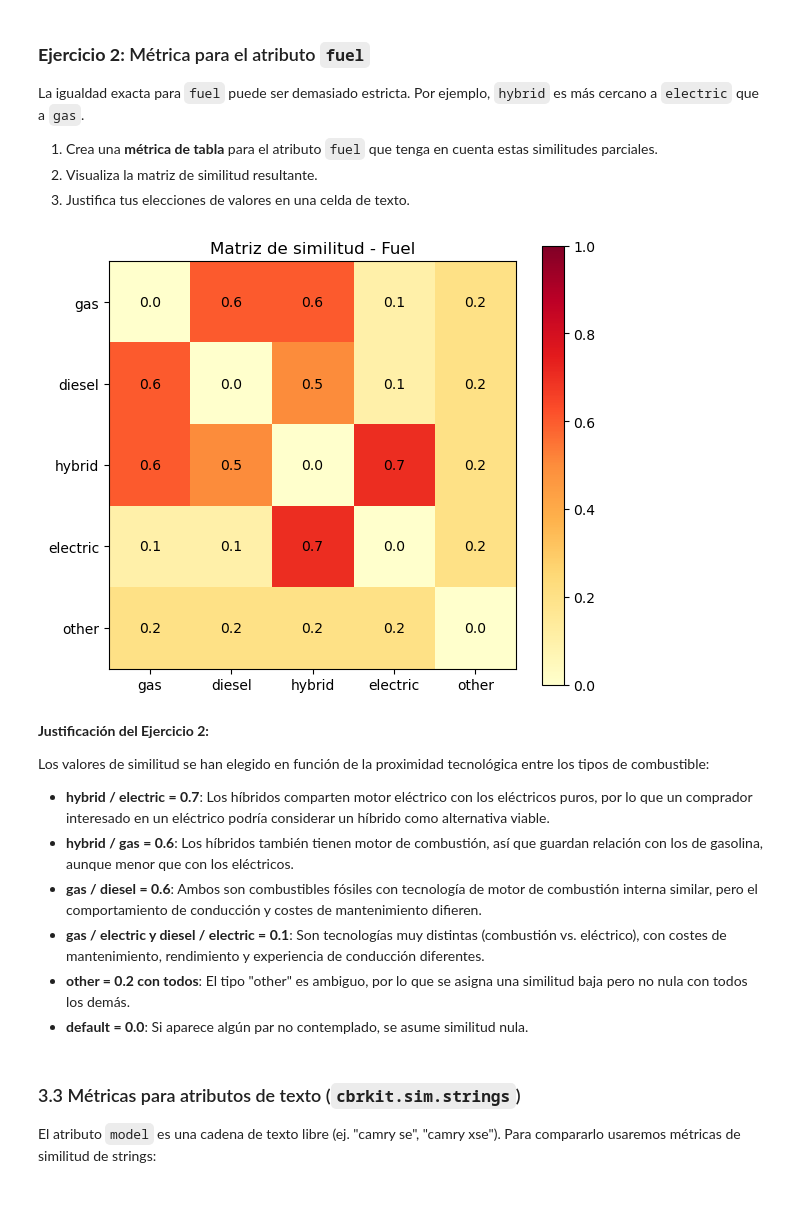
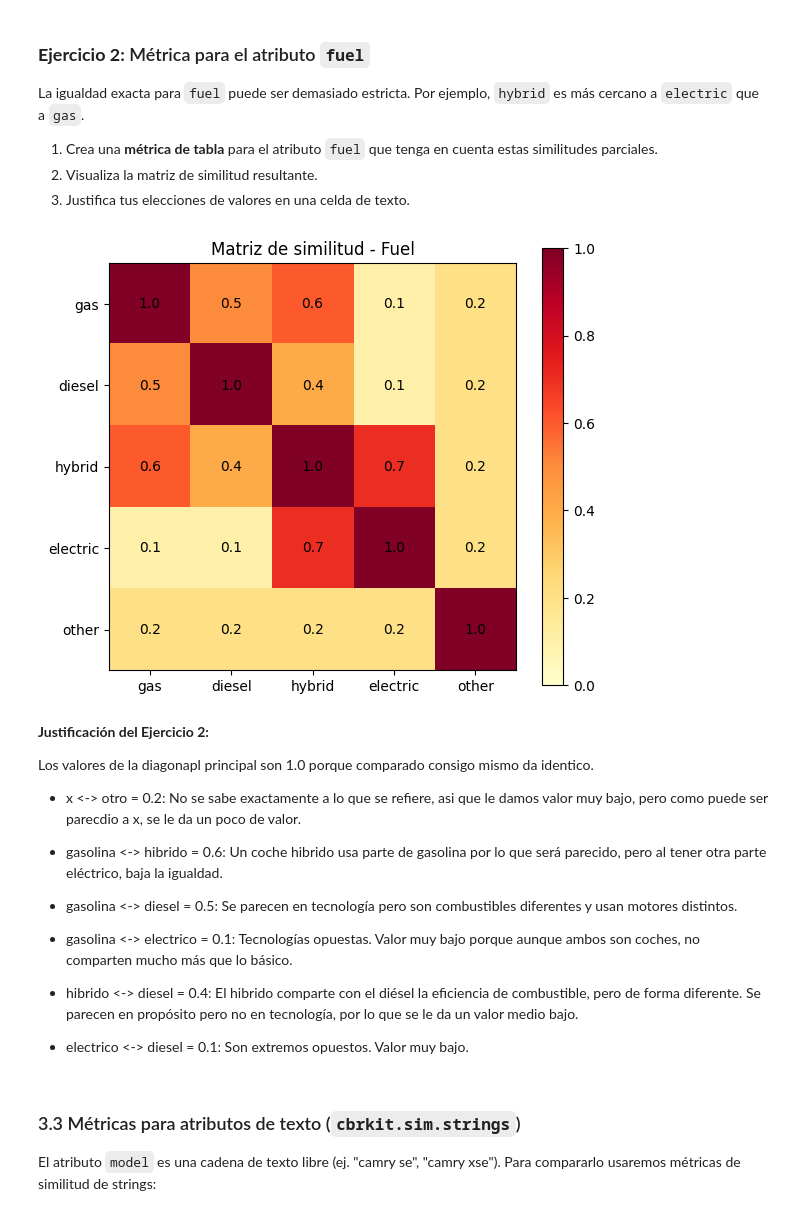
Before and after one commit to acanora02/IC, a Jupyter notebook: practica4_cbrkit/notebook_10_cbrkit.ipynb, the cells around one changed output. Saved outputs shown, nothing was run; the diff lists cells and outputs as text; code cells hidden in the pictures.

```diff
--- a/practica4_cbrkit/notebook_10_cbrkit.ipynb
+++ b/practica4_cbrkit/notebook_10_cbrkit.ipynb
@@ -425,68 +428,79 @@ La igualdad exacta para `fuel` puede ser demasiado estricta. Por ejemplo, `hybri
 
 fuel_sim = cbrkit.sim.generic.table(
     {
+        ("hybrid", "hybrid"): 1.0,
         ("hybrid", "electric"): 0.7,
+        ("hybrid", "gas"): 0.6,
+        ("hybrid", "diesel"): 0.4,
+        ("hybrid", "other"): 0.2,
+
         ("electric", "hybrid"): 0.7,
-        ("hybrid", "gas"): 0.6,
+        ("electric", "electric"): 1.0,
+        ("electric", "gas"): 0.1,
+        ("electric", "diesel"): 0.1,
+        ("electric", "other"): 0.2,
+
         ("gas", "hybrid"): 0.6,
-        ("hybrid", "diesel"): 0.5,
-        ("diesel", "hybrid"): 0.5,
-        ("gas", "diesel"): 0.6,
-        ("diesel", "gas"): 0.6,
         ("gas", "electric"): 0.1,
-        ("electric", "gas"): 0.1,
+        ("gas", "gas"): 1.0,
+        ("gas", "diesel"): 0.5,
+        ("gas", "other"): 0.2,
+
+        ("diesel", "hybrid"): 0.4,
         ("diesel", "electric"): 0.1,
-        ("electric", "diesel"): 0.1,
+        ("diesel", "gas"): 0.5,
+        ("diesel", "diesel"): 1.0,
+        ("diesel", "other"): 0.2,
+
+        ("other", "hybrid"): 0.2,
+        ("other", "electric"): 0.2,
         ("other", "gas"): 0.2,
-        ("gas", "other"): 0.2,
-        ("other", "electric"): 0.2,
-        ("electric", "other"): 0.2,
-        ("other", "hybrid"): 0.2,
-        ("hybrid", "other"): 0.2,
         ("other", "diesel"): 0.2,
-        ("diesel", "other"): 0.2,
+        ("other", "other"): 1.0
     },
     default=0.0
 )
 
 import matplotlib.pyplot as plt
 import numpy as np
 
 fuel_types = ["gas", "diesel", "hybrid", "electric", "other"]
 matrix = np.zeros((len(fuel_types), len(fuel_types)))
 
 for i, f1 in enumerate(fuel_types):
     for j, f2 in enumerate(fuel_types):
         matrix[i][j] = fuel_sim(f1, f2)
 
 fig, ax = plt.subplots(figsize=(6, 5))
 im = ax.imshow(matrix, cmap="YlOrRd", vmin=0, vmax=1)
 ax.set_xticks(range(len(fuel_types)))
 ax.set_yticks(range(len(fuel_types)))
 ax.set_xticklabels(fuel_types)
 ax.set_yticklabels(fuel_types)
 
 for i in range(len(fuel_types)):
     for j in range(len(fuel_types)):
         ax.text(j, i, f"{matrix[i][j]:.1f}", ha="center", va="center", color="black")
 
 plt.colorbar(im)
 plt.title("Matriz de similitud - Fuel")
 plt.tight_layout()
 plt.show()
 # %% [output]
-[figure, old version]
+[figure, new version]
 # %% [markdown]
 **Justificación del Ejercicio 2:**
 
-Los valores de similitud se han elegido en función de la proximidad tecnológica entre los tipos de combustible:
+Los valores de la diagonapl principal son 1.0 porque comparado consigo mismo da identico.
+- x <-> otro = 0.2: No se sabe exactamente a lo que se refiere, asi que le damos valor muy bajo, pero como puede ser parecdio a x, se le da un poco de valor.
 
-- **hybrid / electric = 0.7**: Los híbridos comparten motor eléctrico con los eléctricos puros, por lo que un comprador interesado en un eléctrico podría considerar un híbrido como alternativa viable.
-- **hybrid / gas = 0.6**: Los híbridos también tienen motor de combustión, así que guardan relación con los de gasolina, aunque menor que con los eléctricos.
-- **gas / diesel = 0.6**: Ambos son combustibles fósiles con tecnología de motor de combustión interna similar, pero el comportamiento de conducción y costes de mantenimiento difieren.
-- **gas / electric y diesel / electric = 0.1**: Son tecnologías muy distintas (combustión vs. eléctrico), con costes de mantenimiento, rendimiento y experiencia de conducción diferentes.
-- **other = 0.2 con todos**: El tipo "other" es ambiguo, por lo que se asigna una similitud baja pero no nula con todos los demás.
-- **default = 0.0**: Si aparece algún par no contemplado, se asume similitud nula.
+- gasolina <-> hibrido = 0.6: Un coche hibrido usa parte de gasolina por lo que será parecido, pero al tener otra parte eléctrico, baja la igualdad.
+- gasolina <-> diesel = 0.5: Se parecen en tecnología pero son combustibles diferentes y usan motores distintos.
+- gasolina <-> electrico = 0.1: Tecnologías opuestas. Valor muy bajo porque aunque ambos son coches, no comparten mucho más que lo básico.
+
+- hibrido <-> diesel = 0.4: El hibrido comparte con el diésel la eficiencia de combustible, pero de forma diferente. Se parecen en propósito pero no en tecnología, por lo que se le da un valor medio bajo.
+
+- electrico <-> diesel = 0.1: Son extremos opuestos. Valor muy bajo.
 # %% [markdown]
 ### 3.3 Métricas para atributos de texto (`cbrkit.sim.strings`)
 
```
Also changed, not shown: parts of 7 cells of this notebook.
